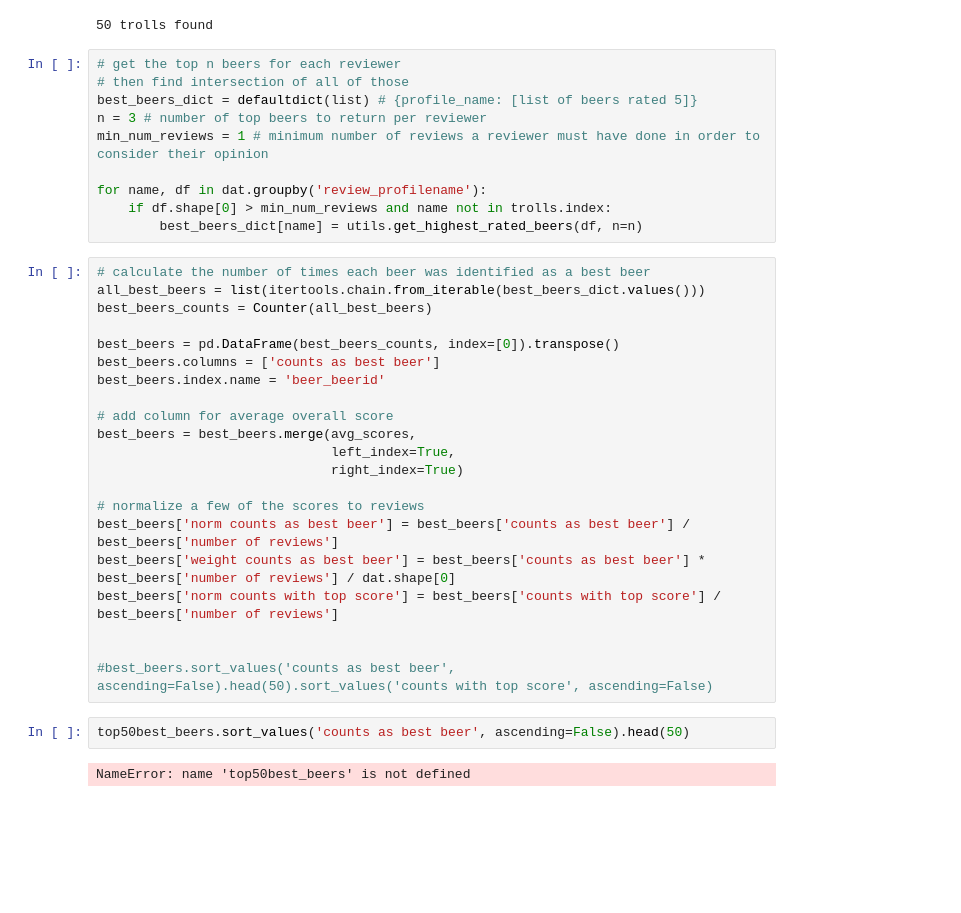
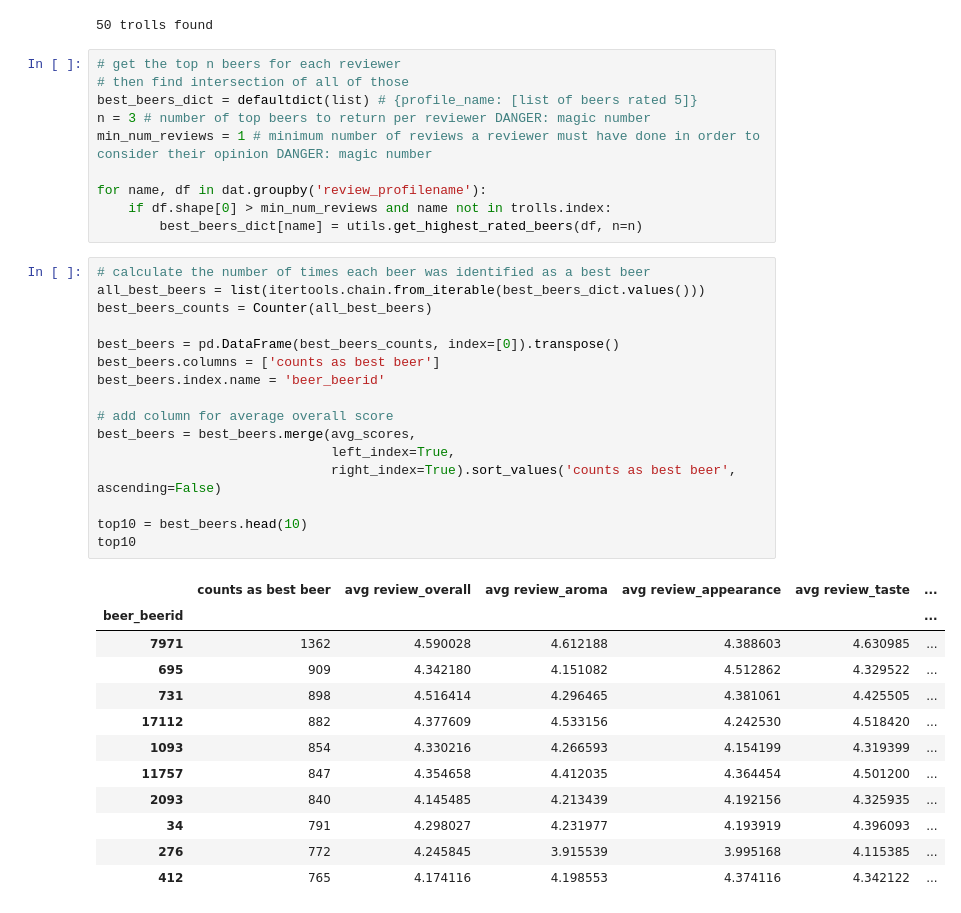
Before and after one commit to ConstantinoSchillebeeckx/CiBO, a Jupyter notebook: notebooks/explore/3.0_recommend_3_beers.ipynb, the cells around one changed output. Cells and saved outputs as stored; diff of their text form; blank space fills up the shorter version.

```diff
--- a/notebooks/explore/3.0_recommend_3_beers.ipynb
+++ b/notebooks/explore/3.0_recommend_3_beers.ipynb
@@ -121,8 +130,8 @@ print '%s trolls found' %trolls.shape[0]
 # get the top n beers for each reviewer
 # then find intersection of all of those
 best_beers_dict = defaultdict(list) # {profile_name: [list of beers rated 5]}
-n = 3 # number of top beers to return per reviewer
-min_num_reviews = 1 # minimum number of reviews a reviewer must have done in order to consider their opinion
+n = 3 # number of top beers to return per reviewer DANGER: magic number
+min_num_reviews = 1 # minimum number of reviews a reviewer must have done in order to consider their opinion DANGER: magic number
 
 for name, df in dat.groupby('review_profilename'):
     if df.shape[0] > min_num_reviews and name not in trolls.index:
@@ -130,25 +139,29 @@ for name, df in dat.groupby('review_profilename'):
 # %%
 # calculate the number of times each beer was identified as a best beer
 all_best_beers = list(itertools.chain.from_iterable(best_beers_dict.values()))
 best_beers_counts = Counter(all_best_beers)
 
 best_beers = pd.DataFrame(best_beers_counts, index=[0]).transpose()
 best_beers.columns = ['counts as best beer']
 best_beers.index.name = 'beer_beerid'
 
 # add column for average overall score
 best_beers = best_beers.merge(avg_scores,
                               left_index=True,
-                              right_index=True)
+                              right_index=True).sort_values('counts as best beer', ascending=False)
 
-# normalize a few of the scores to reviews
-best_beers['norm counts as best beer'] = best_beers['counts as best beer'] / best_beers['number of reviews']
-best_beers['weight counts as best beer'] = best_beers['counts as best beer'] * best_beers['number of reviews'] / dat.shape[0]
-best_beers['norm counts with top score'] = best_beers['counts with top score'] / best_beers['number of reviews']
-
-
-#best_beers.sort_values('counts as best beer', ascending=False).head(50).sort_values('counts with top score', ascending=False)
+top10 = best_beers.head(10)
+top10
+# %% [output]
+|  | counts as best beer | avg review_overall | avg review_aroma | avg review_appearance | avg review_taste | ... |
+| beer_beerid |  |  |  |  |  | ... |
+| 7971 | 1362 | 4.590028 | 4.612188 | 4.388603 | 4.630985 | ... |
+| 695 | 909 | 4.342180 | 4.151082 | 4.512862 | 4.329522 | ... |
+| 731 | 898 | 4.516414 | 4.296465 | 4.381061 | 4.425505 | ... |
+| 17112 | 882 | 4.377609 | 4.533156 | 4.242530 | 4.518420 | ... |
+| 1093 | 854 | 4.330216 | 4.266593 | 4.154199 | 4.319399 | ... |
+| 11757 | 847 | 4.354658 | 4.412035 | 4.364454 | 4.501200 | ... |
+| 2093 | 840 | 4.145485 | 4.213439 | 4.192156 | 4.325935 | ... |
+| 34 | 791 | 4.298027 | 4.231977 | 4.193919 | 4.396093 | ... |
+| 276 | 772 | 4.245845 | 3.915539 | 3.995168 | 4.115385 | ... |
+| 412 | 765 | 4.174116 | 4.198553 | 4.374116 | 4.342122 | ... |
-# %%
-top50best_beers.sort_values('counts as best beer', ascending=False).head(50)
-# %% [output]
-NameError: name 'top50best_beers' is not defined
```
Also changed, not shown: parts of 3 cells of this notebook, 5 other files.
